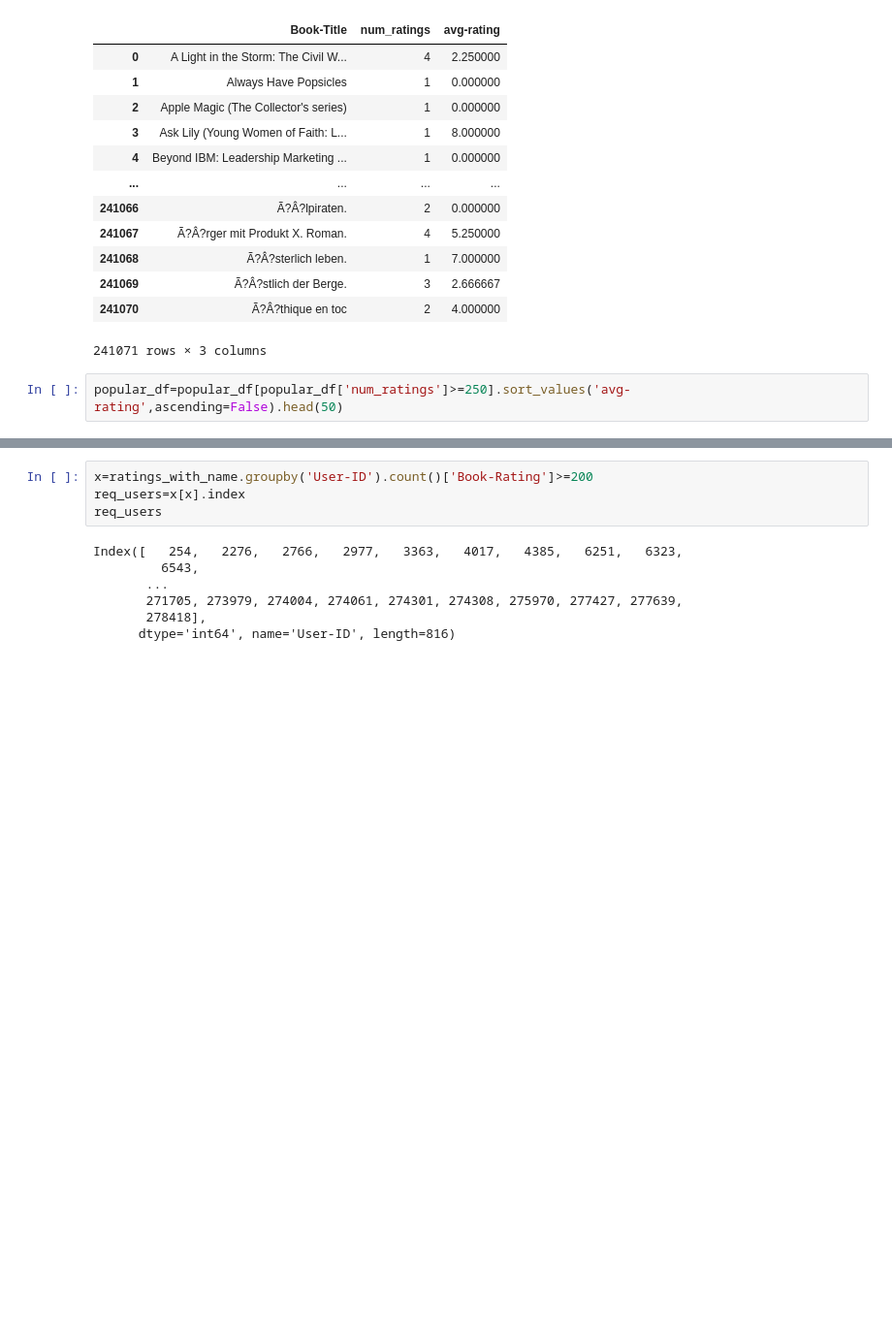
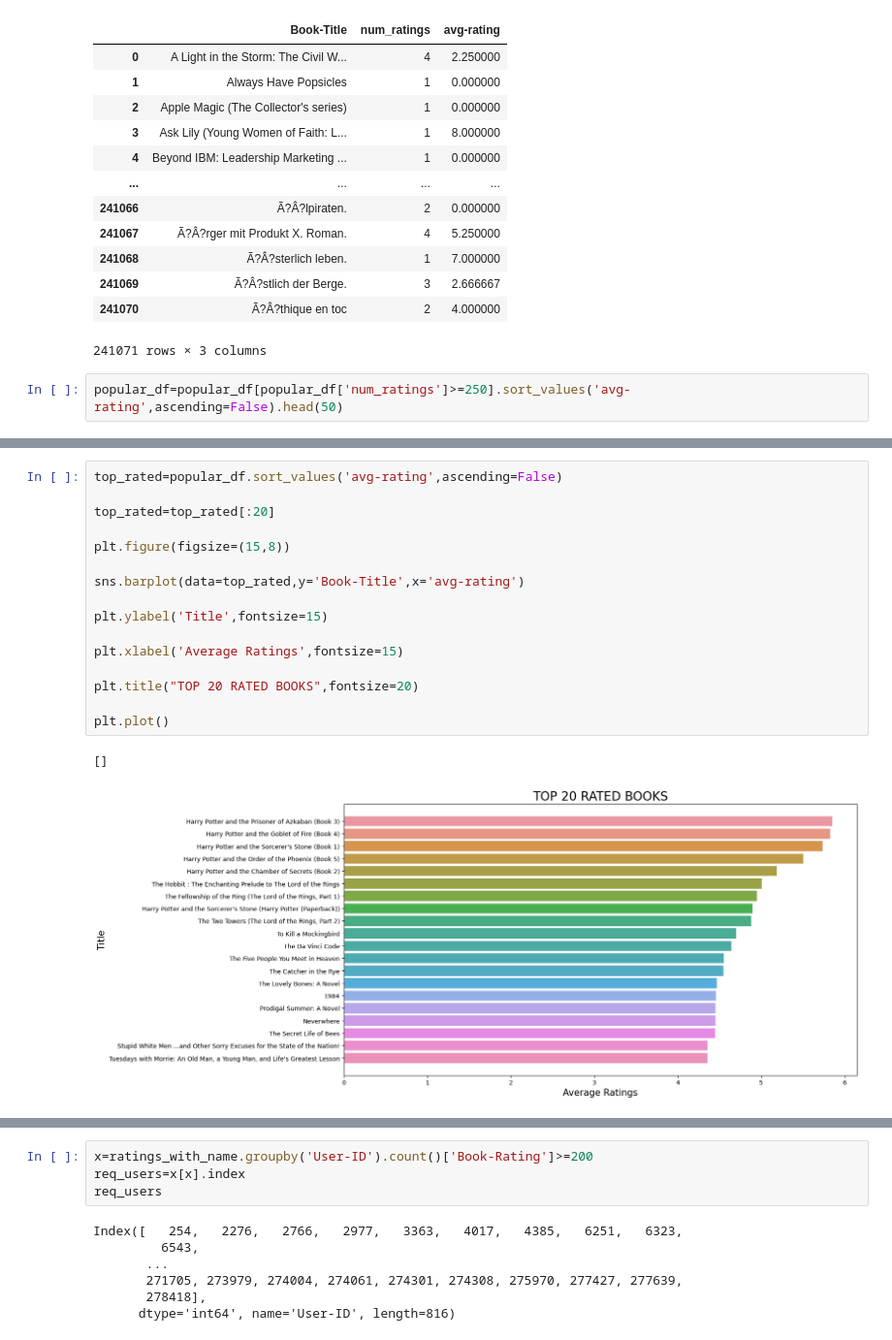
Before and after one commit to Manik-agarwal/book-recommendation-system-with-ML, a Jupyter notebook: Book_recommendation_system.ipynb, the cells around one changed output, grey strips where cells are left out. Shown at 97% size. Saved outputs shown, nothing was run; the diff lists cells and outputs as text; blank space fills up the shorter version.

```diff
--- a/Book_recommendation_system.ipynb
+++ b/Book_recommendation_system.ipynb
@@ -188,0 +214,19 @@ popular_df
+# %%
+top_rated=popular_df.sort_values('avg-rating',ascending=False)
+
+top_rated=top_rated[:20]
+
+plt.figure(figsize=(15,8))
+
+sns.barplot(data=top_rated,y='Book-Title',x='avg-rating')
+
+plt.ylabel('Title',fontsize=15)
+
+plt.xlabel('Average Ratings',fontsize=15)
+
+plt.title("TOP 20 RATED BOOKS",fontsize=20)
+
+plt.plot()
+# %% [output]
+[]
+[figure, added]
```
Also changed, not shown: parts of 15 cells of this notebook, 9 other files.
